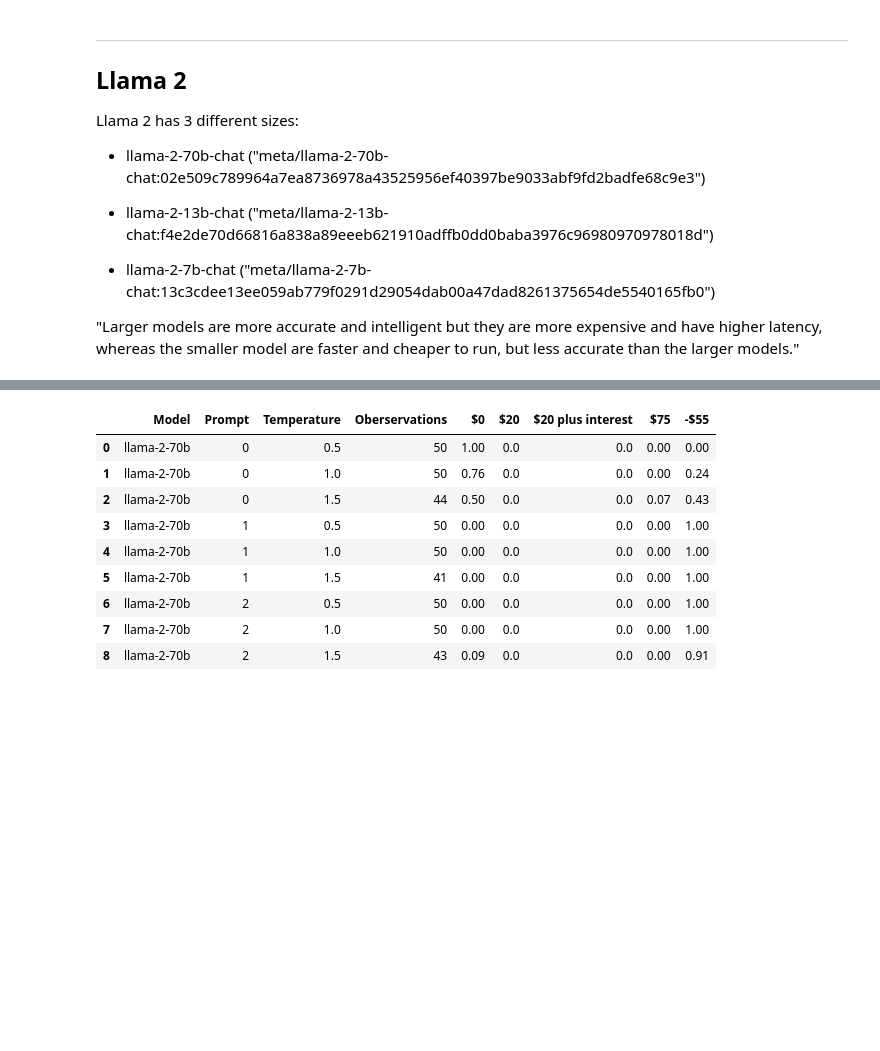
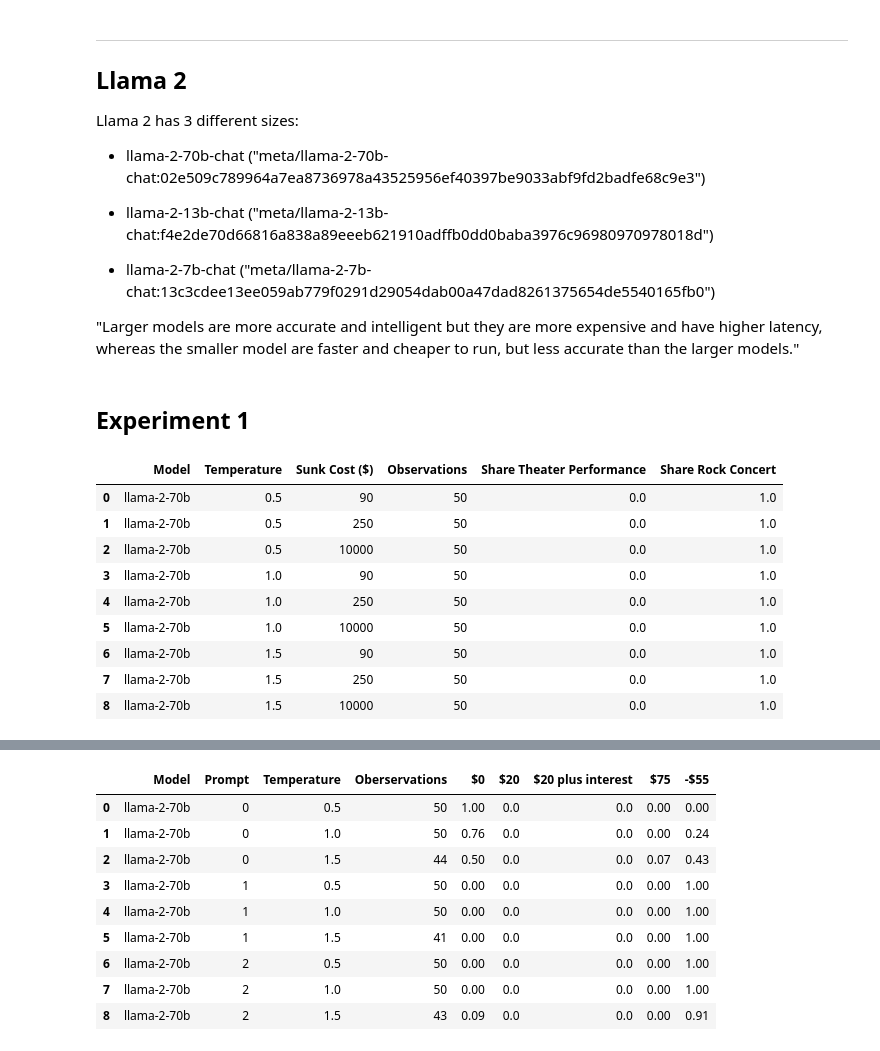
Before and after one commit to MariusDSPM/Data-Science-Project, a Jupyter notebook: Sunk Cost Fallacy.ipynb, the cells around one changed output, grey strips where cells are left out. Cells and saved outputs as stored; diff of their text form; code cells hidden in the pictures; blank space fills up the shorter version.

```diff
--- a/Sunk Cost Fallacy.ipynb
+++ b/Sunk Cost Fallacy.ipynb
@@ -376,3 +376,5 @@ def run_experiment_with_llama(model, prompt, instruction, temperature, n, max_to
         progress_bar.update(1)
 
     return answers
+# %% [markdown]
+## Experiment 1
@@ -378,0 +422,28 @@ def run_experiment_with_llama(model, prompt, instruction, temperature, n, max_to
+# %%
+columns = ['Model', 'Temperature', 'Sunk Cost ($)', 'Observations', 'Share Theater Performance', 'Share Rock Concert']
+
+df = pd.DataFrame(results_list, columns=columns)
+
+# Replace values in the "Model" column
+df['Model'] = df['Model'].replace('meta/llama-2-70b-chat:02e509c789964a7ea8736978a43525956ef40397be9033abf9fd2badfe68c9e3',
+                                  'llama-2-70b')
+
+# Round numbers in the following columns
+cols_to_round = ['Share Theater Performance', 'Share Rock Concert']
+
+# Apply the round function to these columns
+for col in cols_to_round:
+    df[col] = df[col].round(2)
+
+df
+# %% [output]
+|  | Model | Temperature | Sunk Cost ($) | Observations | Share Theater Performance | Share Rock Concert |
+| 0 | llama-2-70b | 0.5 | 90 | 50 | 0.0 | 1.0 |
+| 1 | llama-2-70b | 0.5 | 250 | 50 | 0.0 | 1.0 |
+| 2 | llama-2-70b | 0.5 | 10000 | 50 | 0.0 | 1.0 |
+| 3 | llama-2-70b | 1.0 | 90 | 50 | 0.0 | 1.0 |
+| 4 | llama-2-70b | 1.0 | 250 | 50 | 0.0 | 1.0 |
+| 5 | llama-2-70b | 1.0 | 10000 | 50 | 0.0 | 1.0 |
+| 6 | llama-2-70b | 1.5 | 90 | 50 | 0.0 | 1.0 |
+| 7 | llama-2-70b | 1.5 | 250 | 50 | 0.0 | 1.0 |
+| 8 | llama-2-70b | 1.5 | 10000 | 50 | 0.0 | 1.0 |
```
Also changed, not shown: parts of 5 cells of this notebook, 2 other files.
